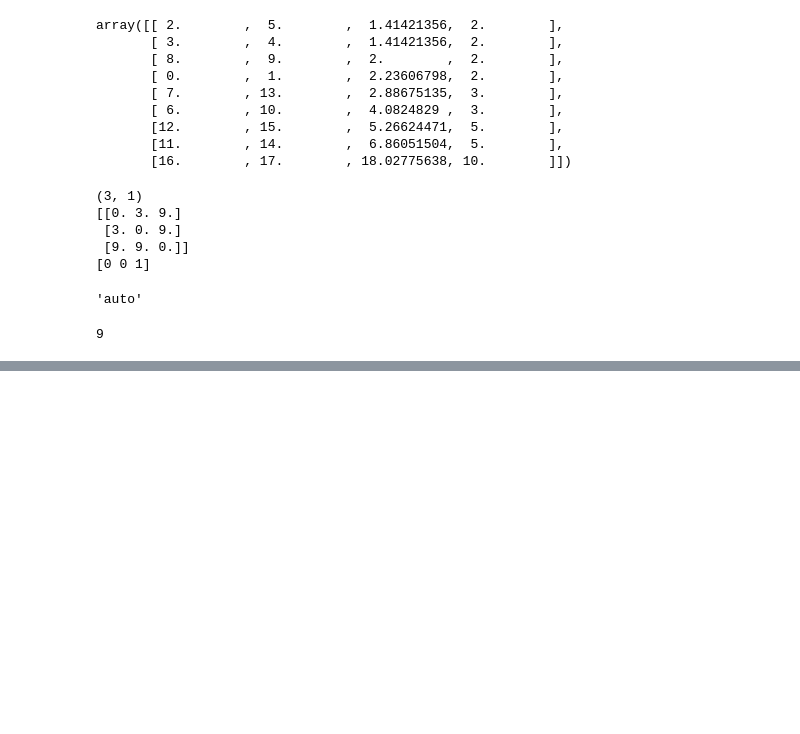
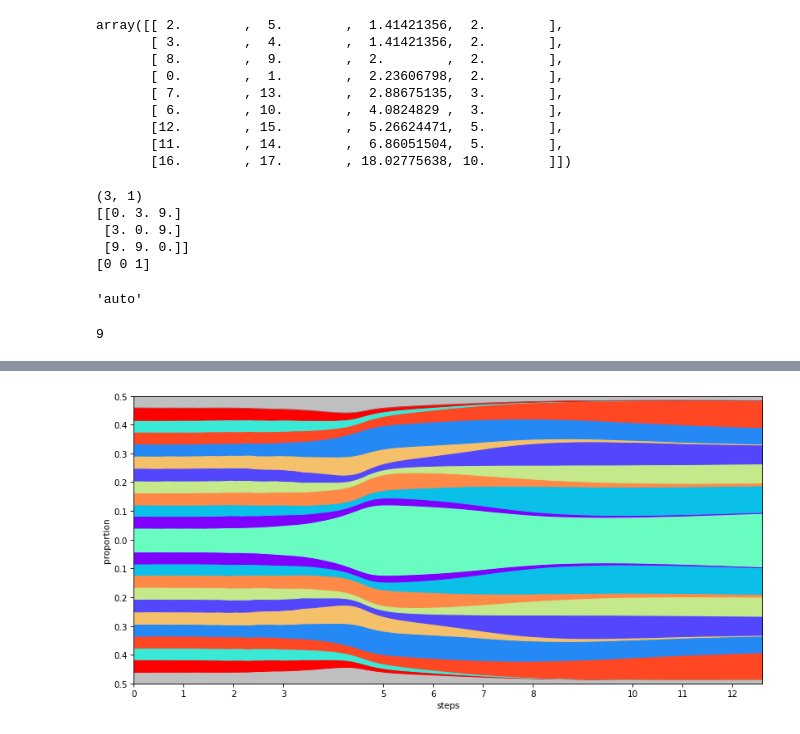
Before and after one commit to alienmist325/tumour_immune_interactions, a Jupyter notebook: sim/graphing.ipynb, the cells around one changed output, grey strips where cells are left out. Cells and saved outputs as stored; diff of their text form; code cells hidden in the pictures; blank space fills up the shorter version.

```diff
--- a/sim/graphing.ipynb
+++ b/sim/graphing.ipynb
@@ -219,0 +238,3 @@ Successfully opened the previous simulation.
+# %%
+fish(sim, "CTL")
+# %% [output]
@@ -219,0 +242 @@ Successfully opened the previous simulation.
+[figure, added]
```
Also changed, not shown: parts of 27 cells of this notebook, 41 other files.
